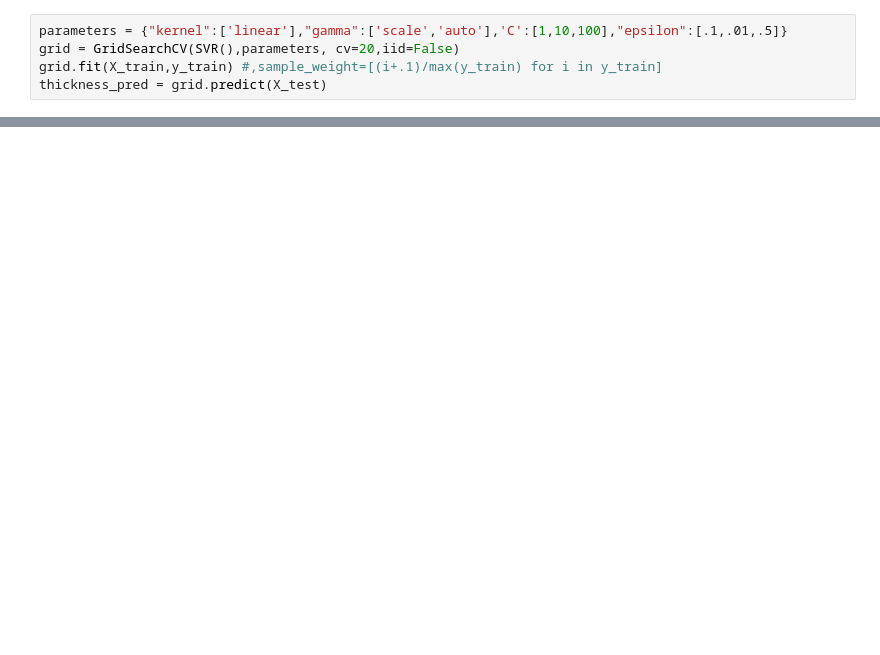
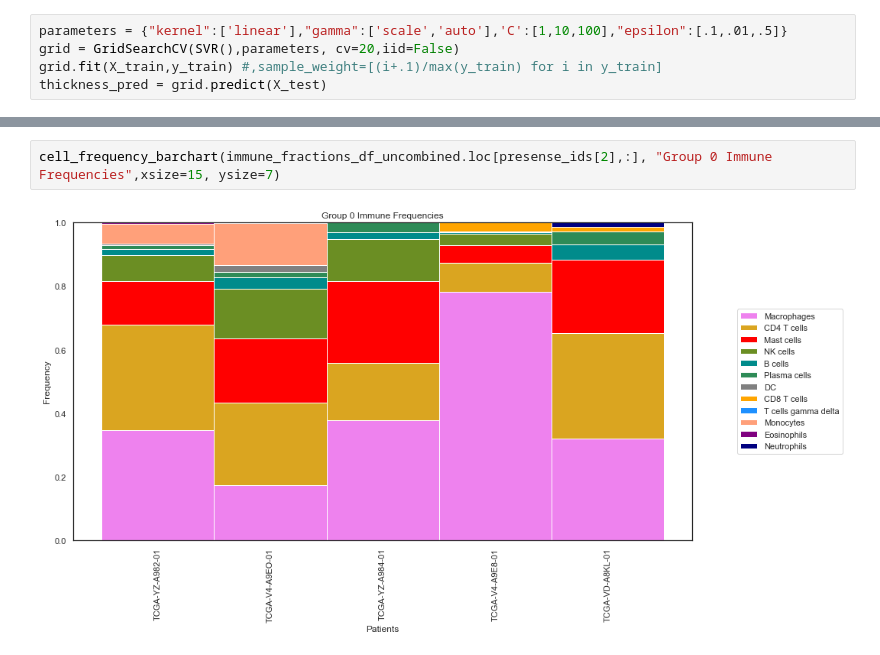
Before and after one commit to N8Grant/TripodsREU, a Jupyter notebook: scripts/XenaAnalysis.ipynb, the cells around one changed output, grey strips where cells are left out. Saved outputs shown, nothing was run; the diff lists cells and outputs as text; blank space fills up the shorter version.

```diff
--- a/scripts/XenaAnalysis.ipynb
+++ b/scripts/XenaAnalysis.ipynb
@@ -3237,0 +3137,4 @@ MSE: 0.014158421796171225 MAE: 0.0868932149777854
+# %%
+cell_frequency_barchart(immune_fractions_df_uncombined.loc[presense_ids[2],:], "Group 0 Immune Frequencies",xsize=15, ysize=7)
+# %% [output]
+[figure, added]
```
Also changed, not shown: parts of 84 cells of this notebook, 1 other file.
